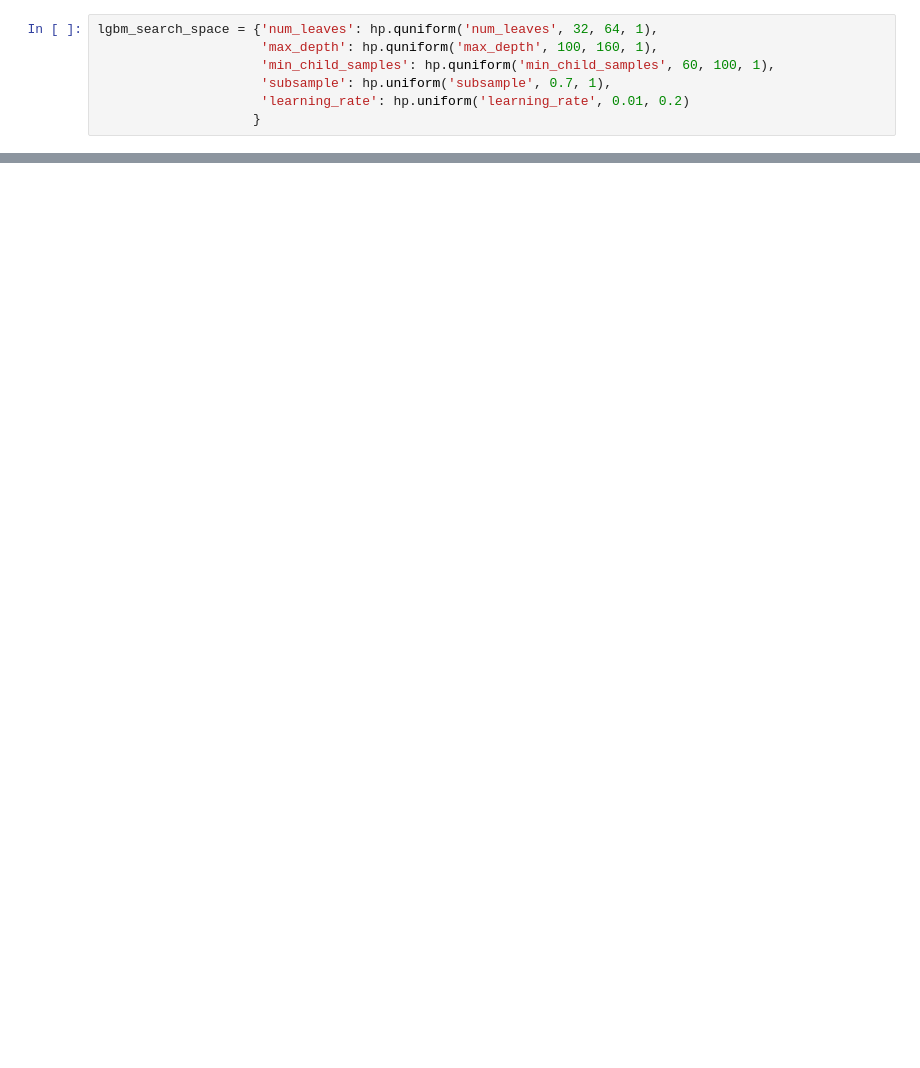
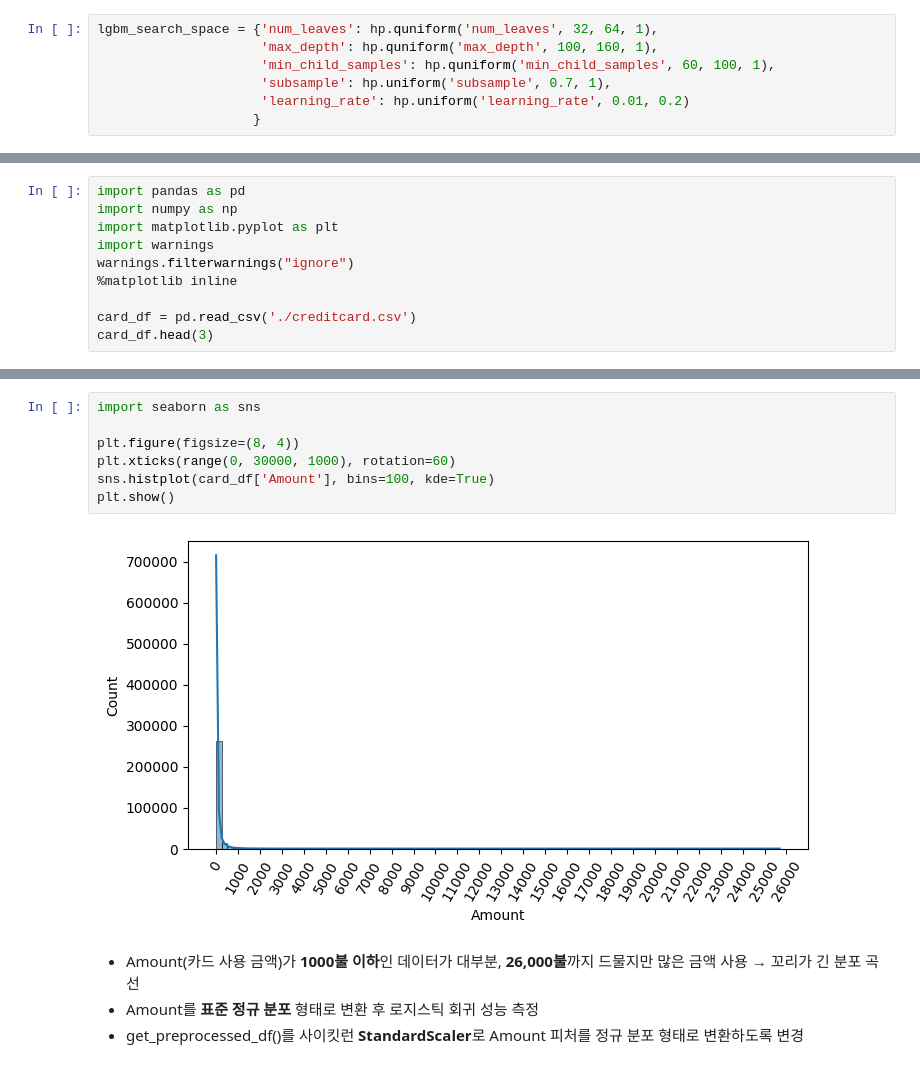
Before and after one commit to sumin031130/ESAA, a Jupyter notebook: ESAA_YB_WEEK10_1_필사.ipynb, the cells around one changed output, grey strips where cells are left out. Saved outputs shown, nothing was run; the diff lists cells and outputs as text; blank space fills up the shorter version.

```diff
--- a/ESAA_YB_WEEK10_1_필사.ipynb
+++ b/ESAA_YB_WEEK10_1_필사.ipynb
@@ -380,0 +493,10 @@ ROC AUC: 0.8446
+# %%
+import pandas as pd
+import numpy as np
+import matplotlib.pyplot as plt
+import warnings
+warnings.filterwarnings("ignore")
+%matplotlib inline
+
+card_df = pd.read_csv('./creditcard.csv')
+card_df.head(3)
@@ -380,0 +641,13 @@ ROC AUC: 0.8446
+# %%
+import seaborn as sns
+
+plt.figure(figsize=(8, 4))
+plt.xticks(range(0, 30000, 1000), rotation=60)
+sns.histplot(card_df['Amount'], bins=100, kde=True)
+plt.show()
+# %% [output]
+[figure, added]
+# %% [markdown]
+- Amount(카드 사용 금액)가 **1000불 이하**인 데이터가 대부분, **26,000불**까지 드물지만 많은 금액 사용 → 꼬리가 긴 분포 곡선
+- Amount를 **표준 정규 분포** 형태로 변환 후 로지스틱 회귀 성능 측정
+- get_preprocessed_df()를 사이킷런 **StandardScaler**로 Amount 피처를 정규 분포 형태로 변환하도록 변경
```
Also changed, not shown: parts of 86 cells of this notebook.
